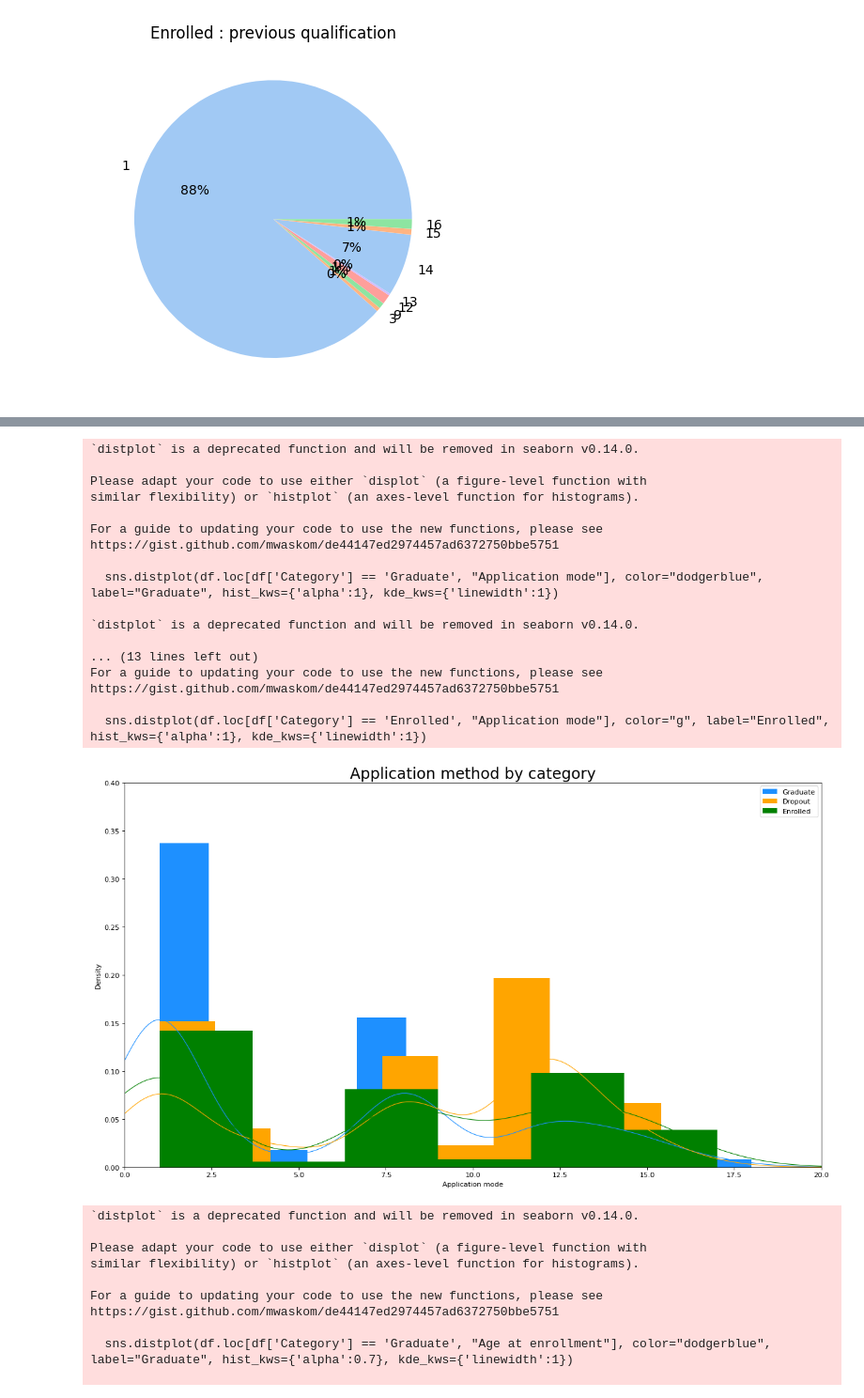
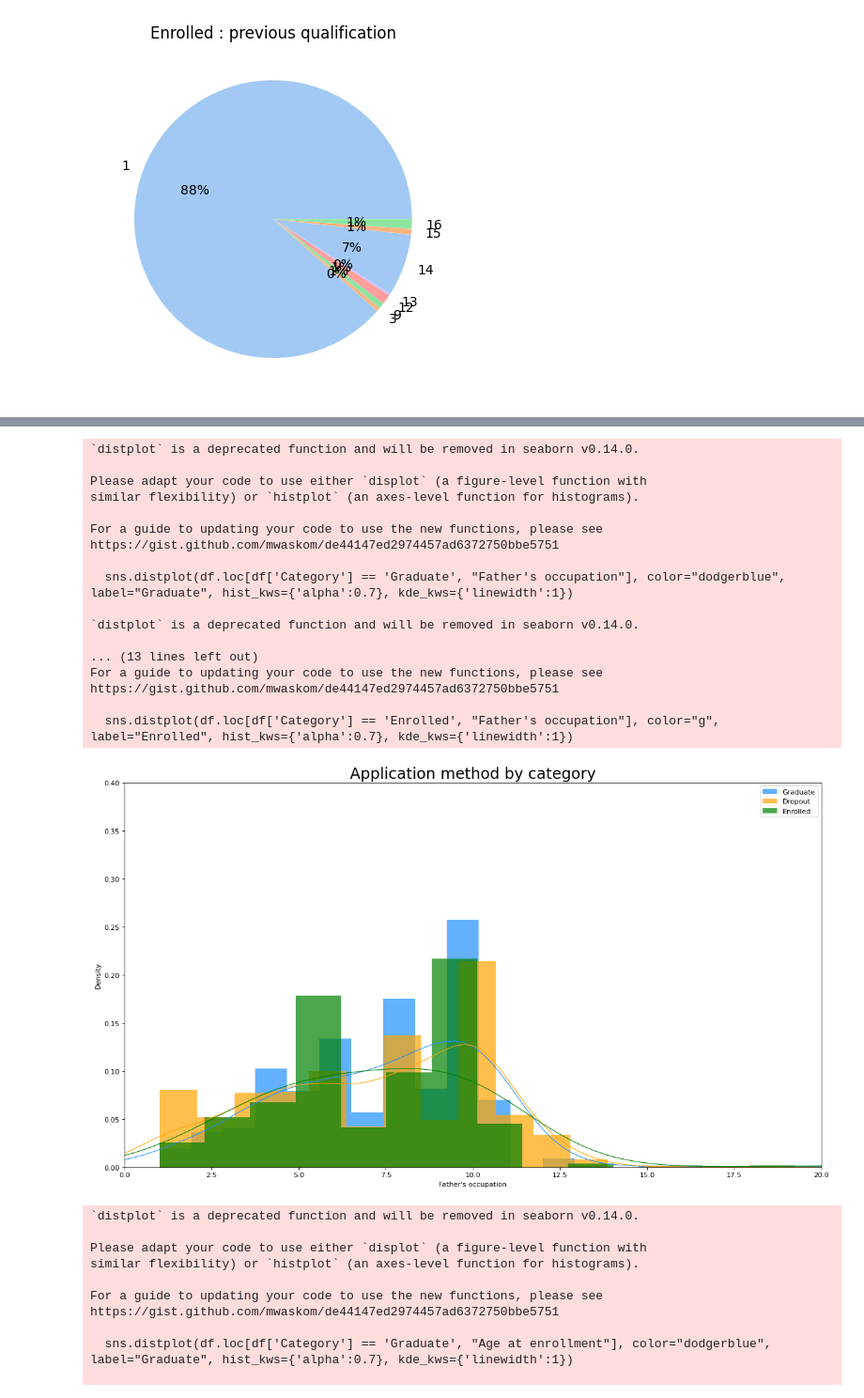
Before and after one commit to old2212/academic_success, a Jupyter notebook: students-dropout/draft.ipynb, the cells around one changed output, grey strips where cells are left out. Shown at 94% size. Saved outputs shown, nothing was run; the diff lists cells and outputs as text; code cells hidden in the pictures.

```diff
--- a/students-dropout/draft.ipynb
+++ b/students-dropout/draft.ipynb
@@ -128,35 +129,35 @@ plt.show()
 # %%
 # Draw Plot
 plt.figure(figsize=(18,10), dpi= 80)
-sns.distplot(df.loc[df['Category'] == 'Graduate', "Application mode"], color="dodgerblue", label="Graduate", hist_kws={'alpha':1}, kde_kws={'linewidth':1})
-sns.distplot(df.loc[df['Category'] == 'Dropout', "Application mode"], color="orange", label="Dropout", hist_kws={'alpha':1}, kde_kws={'linewidth':1})
-sns.distplot(df.loc[df['Category'] == 'Enrolled', "Application mode"], color="g", label="Enrolled", hist_kws={'alpha':1}, kde_kws={'linewidth':1})
+sns.distplot(df.loc[df['Category'] == 'Graduate', "Father's occupation"], color="dodgerblue", label="Graduate", hist_kws={'alpha':0.7}, kde_kws={'linewidth':1})
+sns.distplot(df.loc[df['Category'] == 'Dropout', "Father's occupation"], color="orange", label="Dropout", hist_kws={'alpha':0.7}, kde_kws={'linewidth':1})
+sns.distplot(df.loc[df['Category'] == 'Enrolled', "Father's occupation"], color="g", label="Enrolled", hist_kws={'alpha':0.7}, kde_kws={'linewidth':1})
 plt.ylim(0, 0.4)
 plt.xlim(0, 20)
 
 # Decoration
 plt.title('Application method by category', fontsize=22)
 plt.legend()
 plt.show()
 # %% [output]
 `distplot` is a deprecated function and will be removed in seaborn v0.14.0.
 
 Please adapt your code to use either `displot` (a figure-level function with
 similar flexibility) or `histplot` (an axes-level function for histograms).
 
 For a guide to updating your code to use the new functions, please see
 https://gist.github.com/mwaskom/de44147ed2974457ad6372750bbe5751
 
-  sns.distplot(df.loc[df['Category'] == 'Graduate', "Application mode"], color="dodgerblue", label="Graduate", hist_kws={'alpha':1}, kde_kws={'linewidth':1})
+  sns.distplot(df.loc[df['Category'] == 'Graduate', "Father's occupation"], color="dodgerblue", label="Graduate", hist_kws={'alpha':0.7}, kde_kws={'linewidth':1})
 
 `distplot` is a deprecated function and will be removed in seaborn v0.14.0.
 
 ... (13 lines left out)
 For a guide to updating your code to use the new functions, please see
 https://gist.github.com/mwaskom/de44147ed2974457ad6372750bbe5751
 
-  sns.distplot(df.loc[df['Category'] == 'Enrolled', "Application mode"], color="g", label="Enrolled", hist_kws={'alpha':1}, kde_kws={'linewidth':1})
+  sns.distplot(df.loc[df['Category'] == 'Enrolled', "Father's occupation"], color="g", label="Enrolled", hist_kws={'alpha':0.7}, kde_kws={'linewidth':1})
-[figure, old version]
+[figure, new version]
 # %%
 # Draw Plot
 plt.figure(figsize=(18,10), dpi= 80)
```
Also changed, not shown: parts of 1 cell of this notebook, 18 other files.
